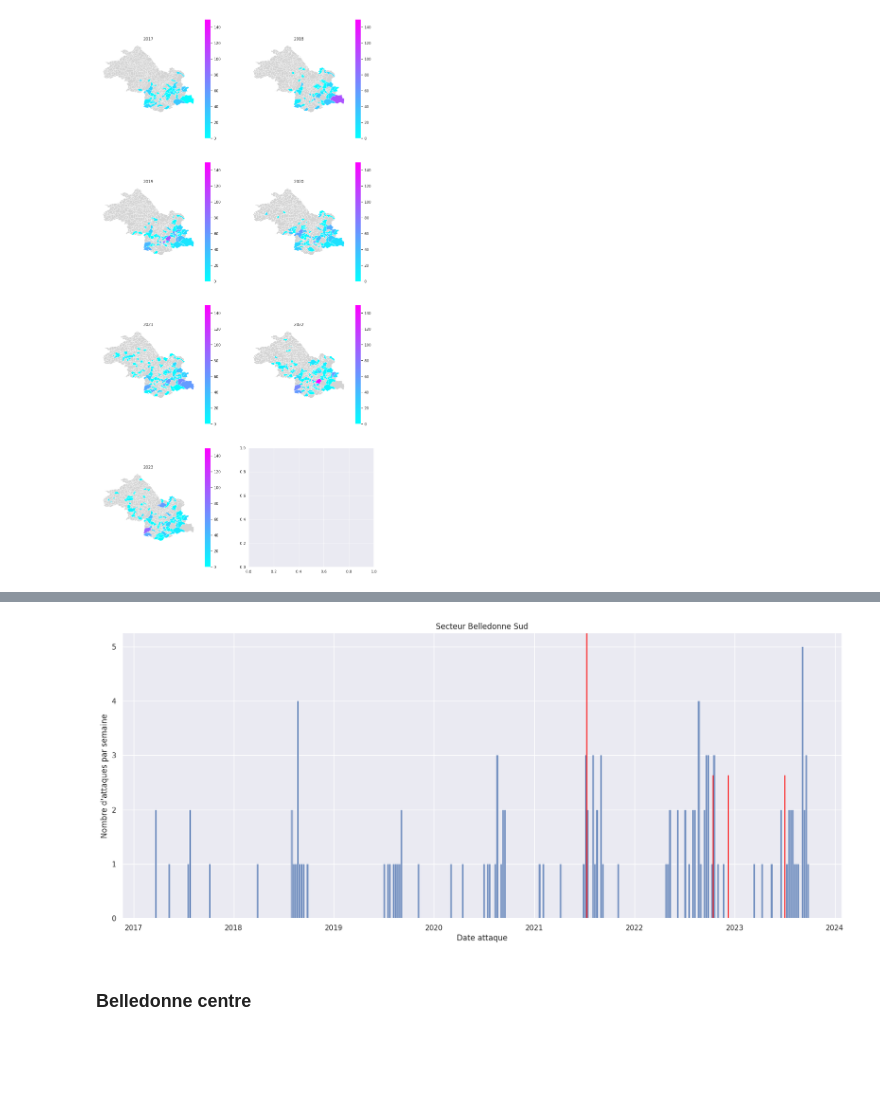
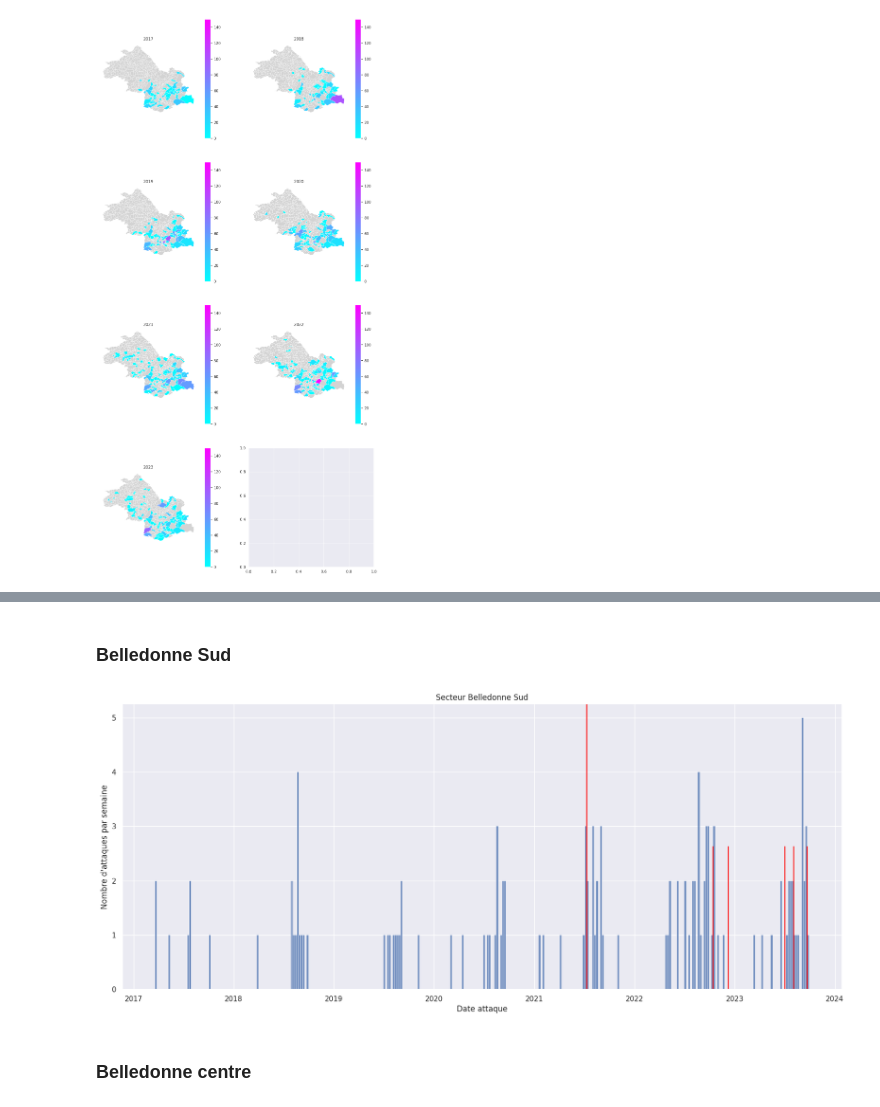
Before and after one commit to dthonon/pna_loup_suivi, a Jupyter notebook: notebook/Analyse-38.ipynb, the cells around one changed output, grey strips where cells are left out. Cells and saved outputs as stored; diff of their text form; code cells hidden in the pictures; blank space fills up the shorter version.

Commit message:
Ajout carte secteurs

```diff
--- a/notebook/Analyse-38.ipynb
+++ b/notebook/Analyse-38.ipynb
@@ -51,7 +51,7 @@ constats = pd.read_csv(
         "Indemnisation",
     ],
     parse_dates=["Date attaque"],
-    dayfirst=True
+    dayfirst=True,
 )
 constats["Année"] = pd.to_datetime(constats["Date attaque"]).dt.year
 constats_o = constats.query("Indemnisation == 'Oui'")
@@ -551,19 +622,23 @@ par_commune_l_2023.plot(
+# %% [markdown]
+### Belledonne Sud
 # %%
 constats_bs = constats_o.query("Secteur == 'Belledonne Sud' & Année > 2015")
 # constats_bs.sort_values(by="Date attaque")
 # %%
 plt.figure(figsize=(20, 8))
 # ax = sns.scatterplot(data=constats_bs, x="Date attaque", y="Victimes constatées").set(title="Secteur Belledonne Sud");
-ax = sns.histplot(
-    data=constats_bs, x="Date attaque", binwidth=7
-).set(title="Secteur Belledonne Sud", ylabel="Nombre d'attaques par semaine")
+ax = sns.histplot(data=constats_bs, x="Date attaque", binwidth=7).set(
+    title="Secteur Belledonne Sud", ylabel="Nombre d'attaques par semaine"
+)
 plt.axvline(x=datetime.datetime(2021, 7, 11), color="red")
 plt.axvline(x=datetime.datetime(2022, 10, 13), color="red", ymax=0.5)
 plt.axvline(x=datetime.datetime(2022, 12, 8), color="red", ymax=0.5)
 plt.axvline(x=datetime.datetime(2023, 7, 3), color="red", ymax=0.5)
+plt.axvline(x=datetime.datetime(2023, 8, 4), color="red", ymax=0.5)
+plt.axvline(x=datetime.datetime(2023, 9, 23), color="red", ymax=0.5)
 plt.show()
 # %% [output]
-[figure, old version]
+[figure, new version]
 # %% [markdown]
 ### Belledonne centre
 # %%
```
Also changed, not shown: parts of 17 cells of this notebook.
